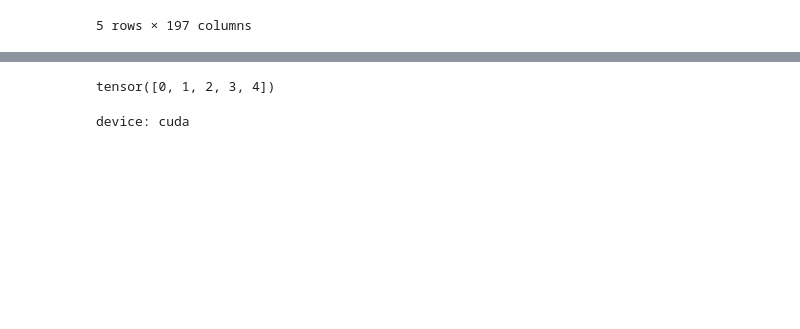
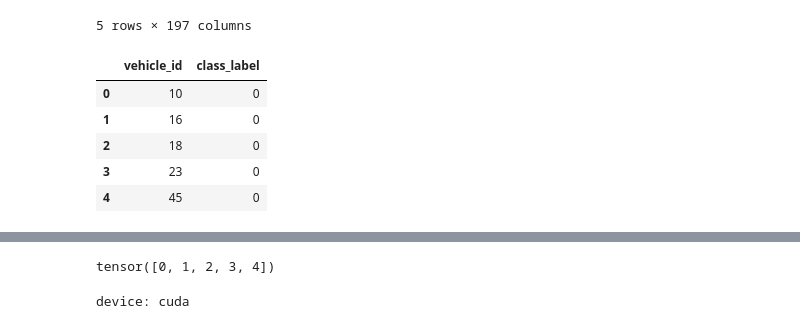
Before and after one commit to cerionXLII/ComponentX, a Jupyter notebook: src/componentXTorch3.ipynb, the cells around one changed output, grey strips where cells are left out. Saved outputs shown, nothing was run; the diff lists cells and outputs as text; code cells hidden in the pictures; blank space fills up the shorter version.

```diff
--- a/src/componentXTorch3.ipynb
+++ b/src/componentXTorch3.ipynb
@@ -232,6 +232,15 @@ def preprocess_all(readoutsdf, specificationsdf, ttedf=None, validation=False):
 
 
     return df
+# %%
+labelsValidation.head()
+# %% [output]
+|  | vehicle_id | class_label |
+| 0 | 10 | 0 |
+| 1 | 16 | 0 |
+| 2 | 18 | 0 |
+| 3 | 23 | 0 |
+| 4 | 45 | 0 |
 # %%
 dfTrain = preprocess_all(readoutsTrain, specificationsTrain, tteTrain, validation=False)
 dfValidation = preprocess_all(readoutsValidation, specificationsValidation, labelsValidation, validation=True)
```
Also changed, not shown: parts of 21 cells of this notebook, 1 other file.
